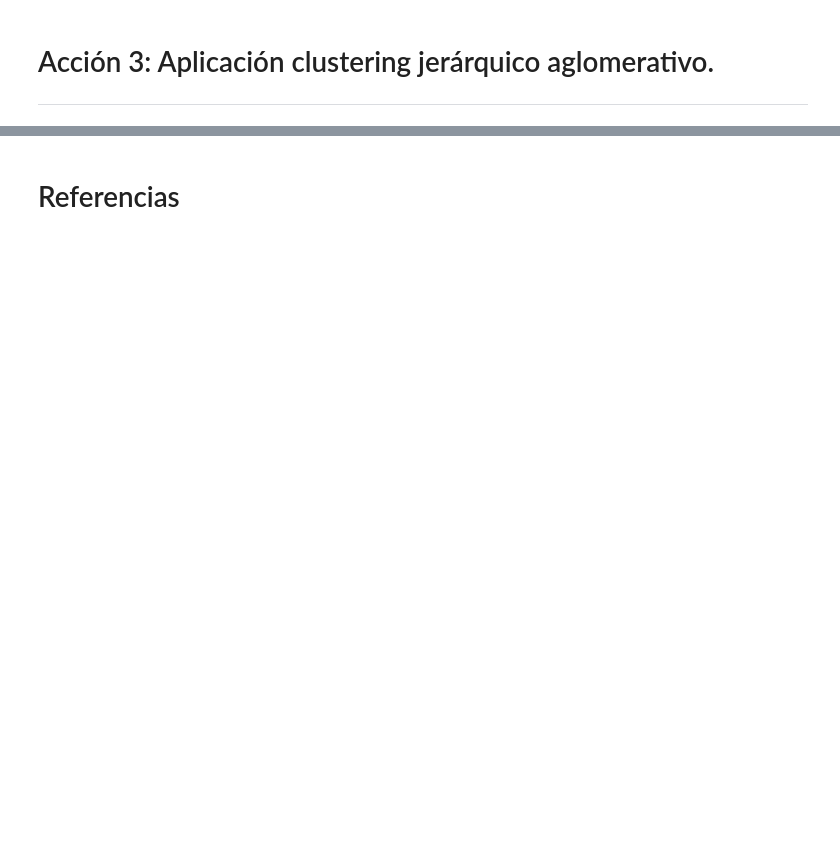
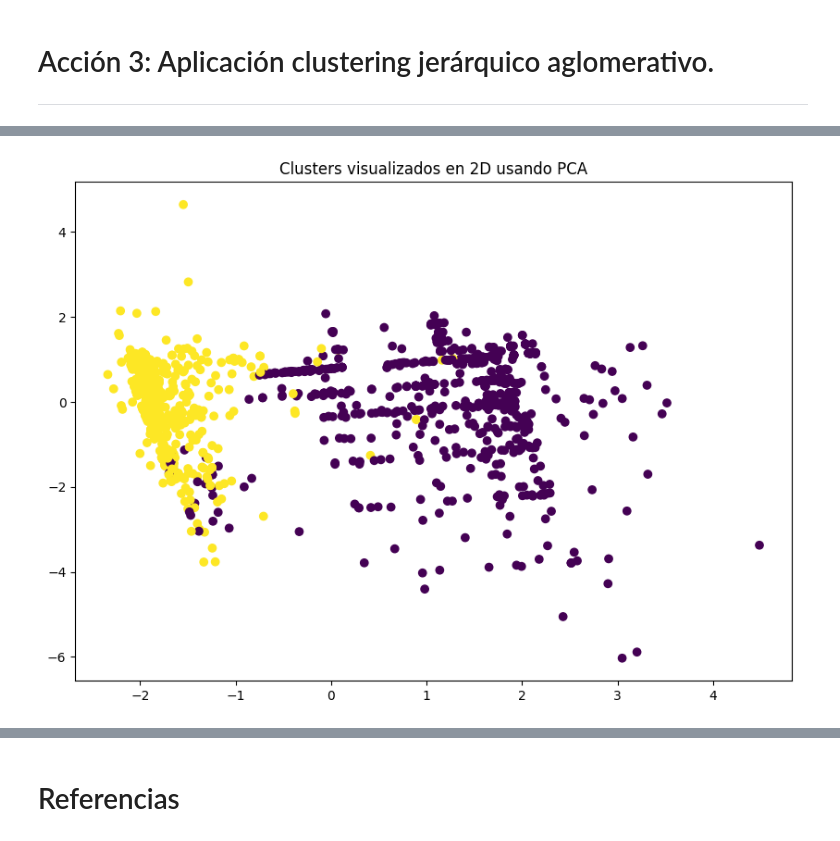
Before and after one commit to dalfonso75/fase_4, a Jupyter notebook: Fase4.ipynb, the cells around one changed output, grey strips where cells are left out. Cells and saved outputs as stored; diff of their text form; code cells hidden in the pictures; blank space fills up the shorter version.

```diff
--- a/Fase4.ipynb
+++ b/Fase4.ipynb
@@ -496,0 +577,13 @@ ___
+# %%
+from sklearn.cluster import AgglomerativeClustering
+
+# Basándonos en el dendrograma, elegimos el número de clusters 3
+agg_clustering = AgglomerativeClustering(
+    n_clusters=2, metric="euclidean", linkage="ward"
+)
+labels = agg_clustering.fit_predict(scaled_data)
+
+# Agregamos los clusters al dataframe original
+df_ac["cluster"] = labels
+
+df_ac.head()
@@ -496,0 +597,11 @@ ___
+# %%
+from sklearn.decomposition import PCA
+
+pca = PCA(n_components=2)
+data_pca = pca.fit_transform(scaled_data)
+plt.figure(figsize=(10, 7))
+plt.scatter(data_pca[:, 0], data_pca[:, 1], c=df_ac['cluster'], cmap='viridis')
+plt.title('Clusters visualizados en 2D usando PCA')
+plt.show()
+# %% [output]
+[figure, added]
```
Also changed, not shown: parts of 17 cells of this notebook.
